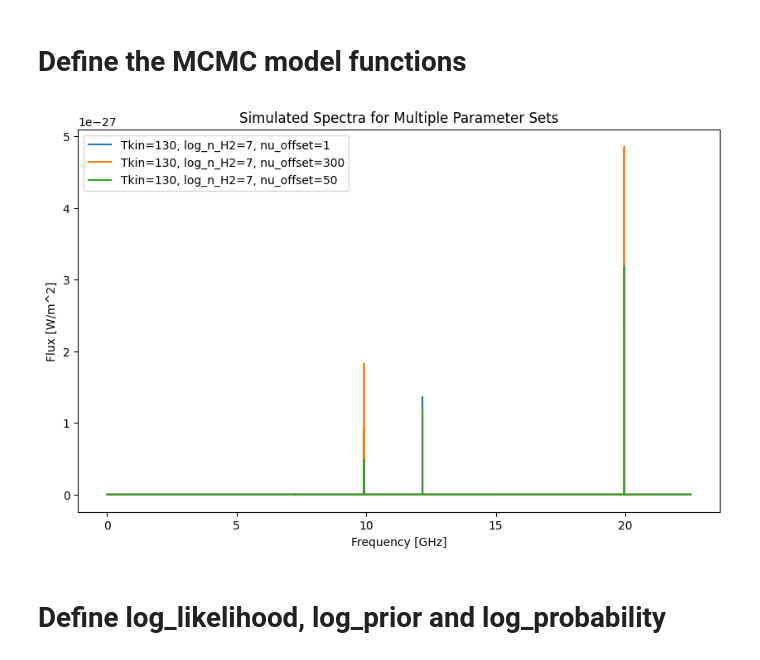
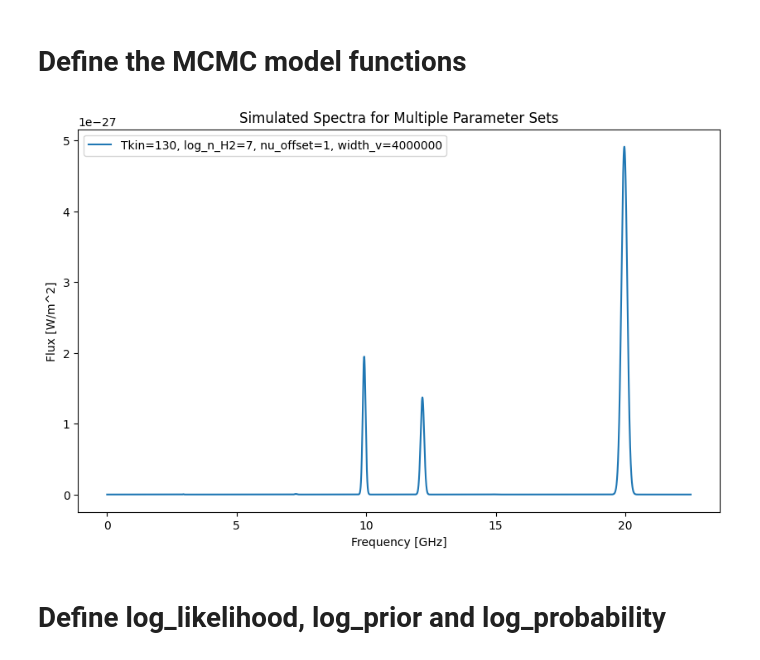
Before and after one commit to aleksej-rodano/phas0052_project, a Jupyter notebook: mcmc_and_radex.ipynb, the cells around one changed output. Saved outputs shown, nothing was run; the diff lists cells and outputs as text; code cells hidden in the pictures.

```diff
--- a/mcmc_and_radex.ipynb
+++ b/mcmc_and_radex.ipynb
@@ -331,21 +268,22 @@ def simulate_spectrum_from_params(Tkin_candidate, log_n_H2_candidate, V_LSR, deb
 # %%
 # Define multiple sets of parameters
-parameter_sets = [(130, 7, 1), (130, 7, 300), (130, 7, 50)]
+# parameter_sets = [(130, 7, 1), (130, 7, 300), (130, 7, 50)]
+parameter_sets = [(130, 7, 1, 4000000)]
 # parameter_sets = [(130, 7, 1)]
 
 # Plot all spectra
 plt.figure(figsize=(10, 6))
-for Tkin_candidate, log_n_H2_candidate, nu_offsets in parameter_sets:
-    spec = simulate_spectrum_from_params(Tkin_candidate, log_n_H2_candidate, nu_offsets)
-    plt.plot(x / constants.giga, spec, label=f"Tkin={Tkin_candidate}, log_n_H2={log_n_H2_candidate}, nu_offset={nu_offsets}")
+for Tkin_candidate, log_n_H2_candidate, nu_offsets, width_v_test in parameter_sets:
+    spec = simulate_spectrum_from_params(Tkin_candidate, log_n_H2_candidate, nu_offsets, width_v_test)
+    plt.plot(x / constants.giga, spec, label=f"Tkin={Tkin_candidate}, log_n_H2={log_n_H2_candidate}, nu_offset={nu_offsets}, width_v={width_v_test}")
 
 plt.xlabel("Frequency [GHz]")
 plt.ylabel(r"Flux [W/m^2]")
 plt.legend()
 plt.title("Simulated Spectra for Multiple Parameter Sets")
 plt.show()
 # %% [output]
-[figure, old version]
+[figure, new version]
 # %%
 # sys.exit("Stopping execution here")
 # %% [markdown]
```
Also changed, not shown: parts of 8 cells of this notebook.
